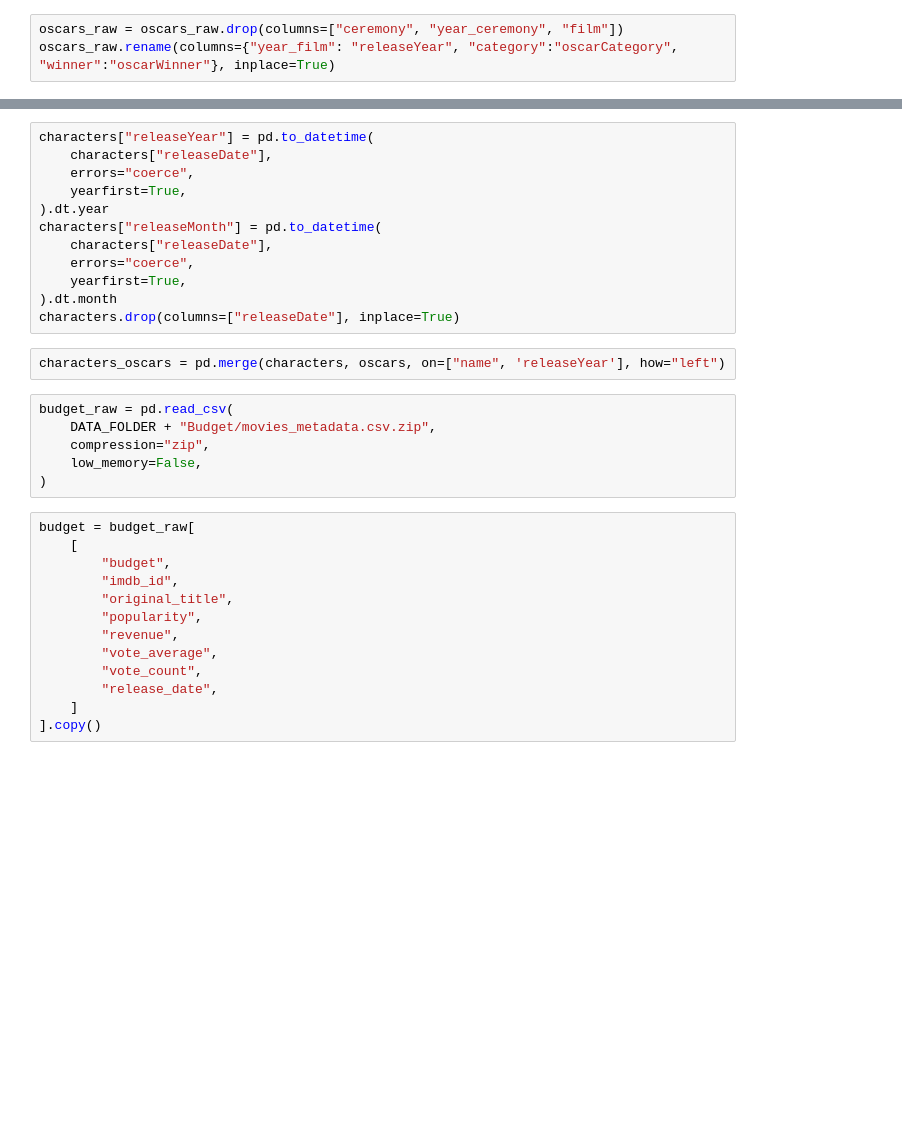
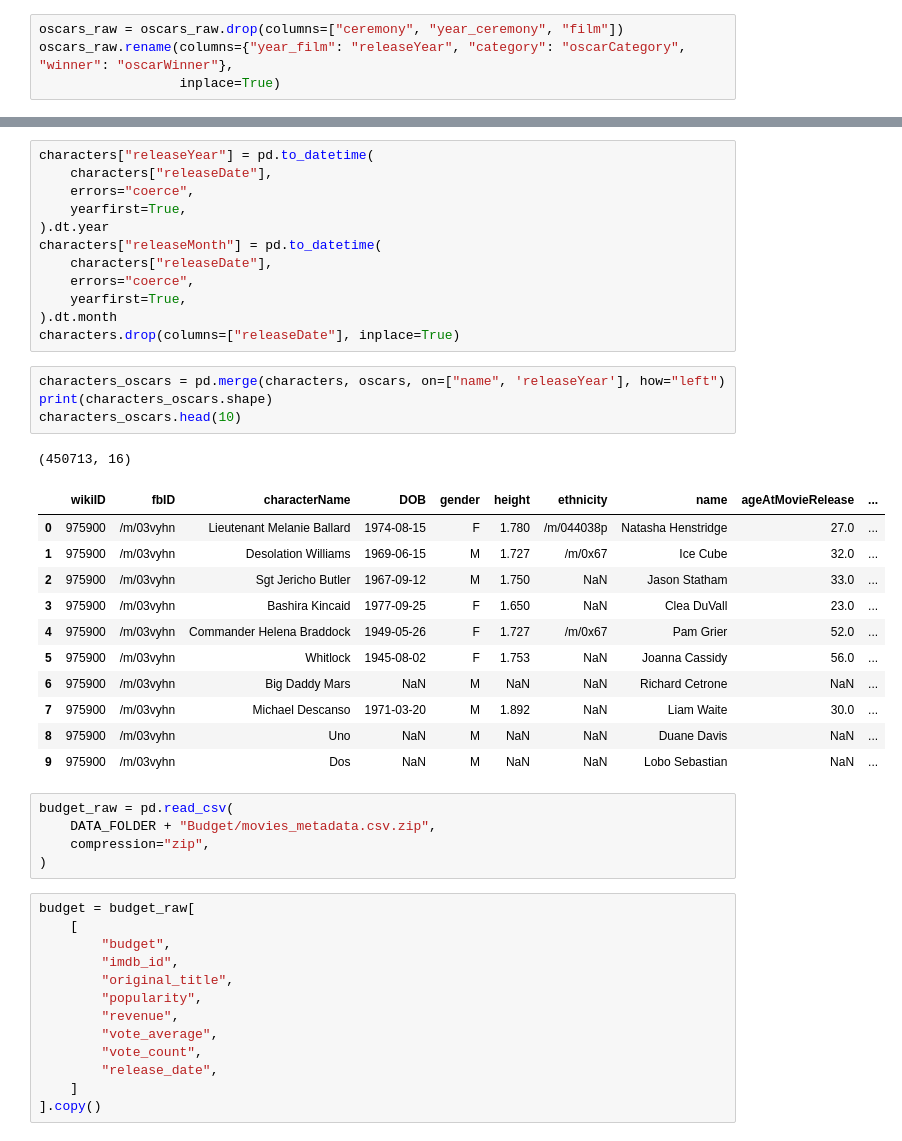
Before and after one commit to epfl-ada/ada-2023-project-lovelace, a Jupyter notebook: Code/clean.ipynb, the cells around one changed output, grey strips where cells are left out. Cells and saved outputs as stored; diff of their text form; blank space fills up the shorter version.

```diff
--- a/Code/clean.ipynb
+++ b/Code/clean.ipynb
@@ -118,7 +125,8 @@ characters_raw.columns = [
 ]
 # %%
 oscars_raw = oscars_raw.drop(columns=["ceremony", "year_ceremony", "film"])
-oscars_raw.rename(columns={"year_film": "releaseYear", "category":"oscarCategory", "winner":"oscarWinner"}, inplace=True)
+oscars_raw.rename(columns={"year_film": "releaseYear", "category": "oscarCategory", "winner": "oscarWinner"},
+                  inplace=True)
 # %%
 characters = characters_raw.copy()
 oscars = oscars_raw.copy()
@@ -136,11 +144,25 @@ characters["releaseMonth"] = pd.to_datetime(
 characters.drop(columns=["releaseDate"], inplace=True)
 # %%
 characters_oscars = pd.merge(characters, oscars, on=["name", 'releaseYear'], how="left")
+print(characters_oscars.shape)
+characters_oscars.head(10)
+# %% [output]
+(450713, 16)
+|  | wikiID | fbID | characterName | DOB | gender | height | ethnicity | name | ageAtMovieRelease | ... |
+| 0 | 975900 | /m/03vyhn | Lieutenant Melanie Ballard | 1974-08-15 | F | 1.780 | /m/044038p | Natasha Henstridge | 27.0 | ... |
+| 1 | 975900 | /m/03vyhn | Desolation Williams | 1969-06-15 | M | 1.727 | /m/0x67 | Ice Cube | 32.0 | ... |
+| 2 | 975900 | /m/03vyhn | Sgt Jericho Butler | 1967-09-12 | M | 1.750 | NaN | Jason Statham | 33.0 | ... |
+| 3 | 975900 | /m/03vyhn | Bashira Kincaid | 1977-09-25 | F | 1.650 | NaN | Clea DuVall | 23.0 | ... |
+| 4 | 975900 | /m/03vyhn | Commander Helena Braddock | 1949-05-26 | F | 1.727 | /m/0x67 | Pam Grier | 52.0 | ... |
+| 5 | 975900 | /m/03vyhn | Whitlock | 1945-08-02 | F | 1.753 | NaN | Joanna Cassidy | 56.0 | ... |
+| 6 | 975900 | /m/03vyhn | Big Daddy Mars | NaN | M | NaN | NaN | Richard Cetrone | NaN | ... |
+| 7 | 975900 | /m/03vyhn | Michael Descanso | 1971-03-20 | M | 1.892 | NaN | Liam Waite | 30.0 | ... |
+| 8 | 975900 | /m/03vyhn | Uno | NaN | M | NaN | NaN | Duane Davis | NaN | ... |
+| 9 | 975900 | /m/03vyhn | Dos | NaN | M | NaN | NaN | Lobo Sebastian | NaN | ... |
 # %%
 budget_raw = pd.read_csv(
     DATA_FOLDER + "Budget/movies_metadata.csv.zip",
     compression="zip",
-    low_memory=False,
 )
 # %%
 budget = budget_raw[
```
Also changed, not shown: parts of 15 cells of this notebook.
